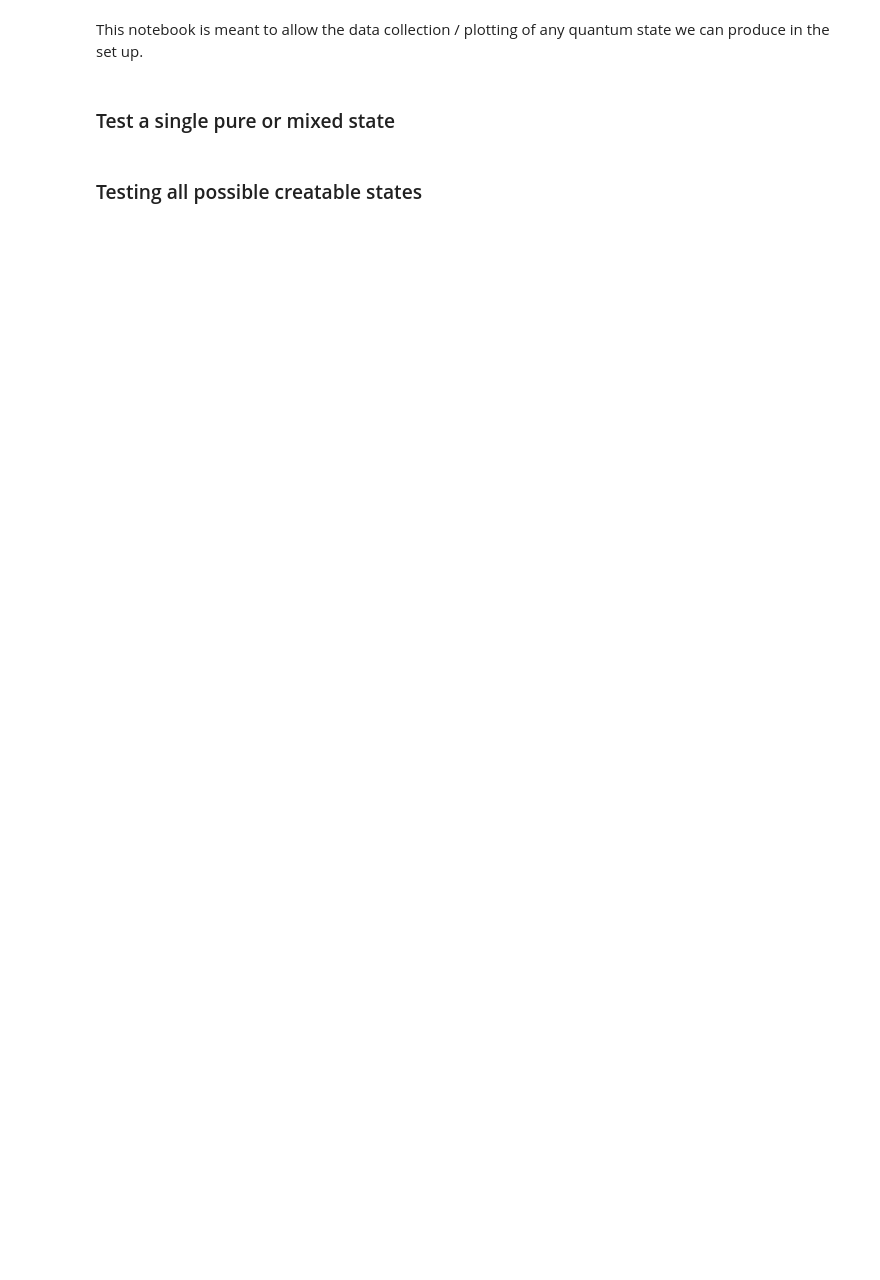
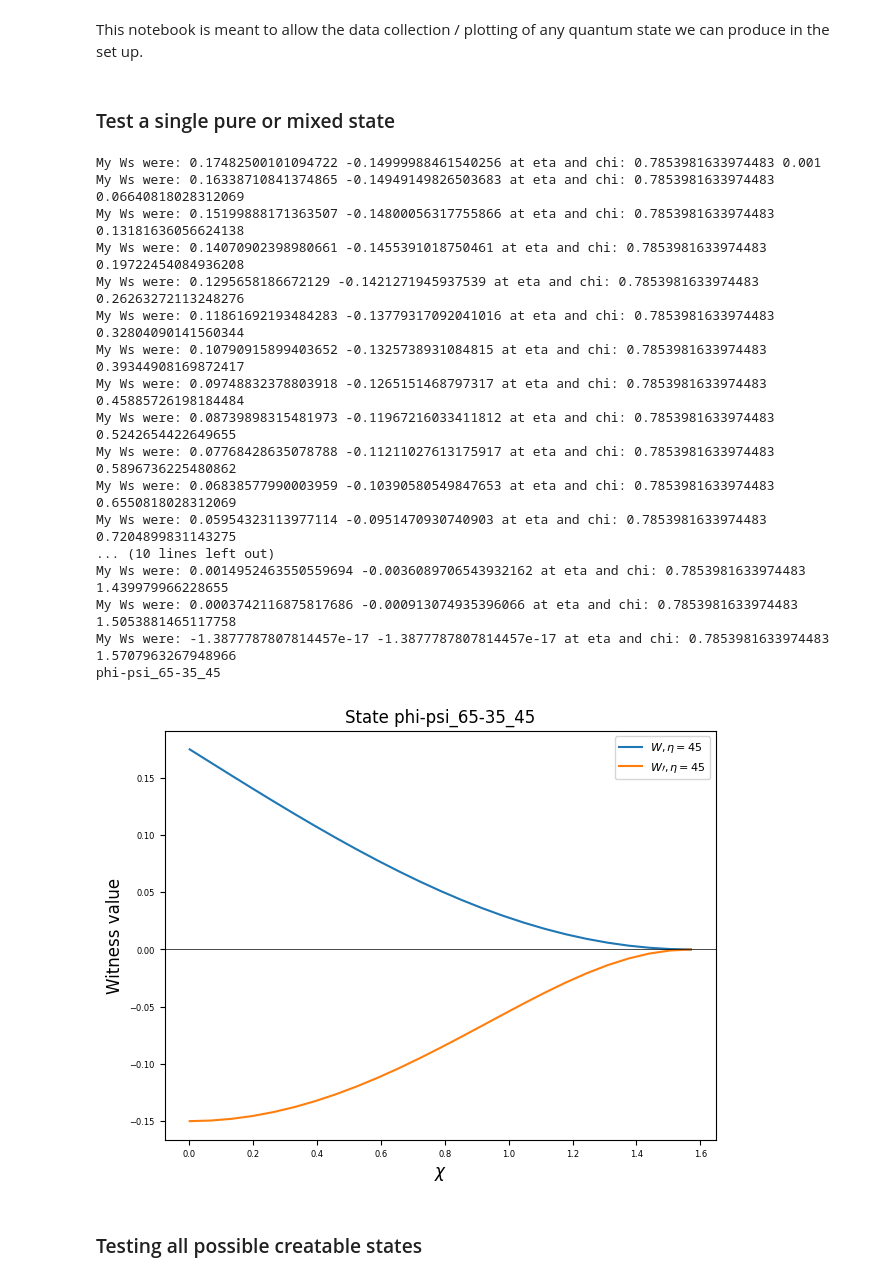
Before and after one commit to Lynn-Quantum-Optics/Summer-2024, a Jupyter notebook: lev/finding_states/any_state_gen.ipynb, the cells around one changed output. Cells and saved outputs as stored; diff of their text form; code cells hidden in the pictures; blank space fills up the shorter version.

Commit message:
data analysis

```diff
--- a/lev/finding_states/any_state_gen.ipynb
+++ b/lev/finding_states/any_state_gen.ipynb
@@ -207,7 +207,7 @@ def plot_all(name, etas):
     etas_nice = []
     for i, eta in enumerate(etas):
         # Read in CSV
-        data = pd.read_csv(f'pure_and_mixed_states/{name}_{etas[i]}.csv')
+        data = pd.read_csv(f'paper_states/{name}_{etas[i]}.csv')
         # Extract data
         W = data['W']
         min_Wp = data['min_W_prime']
@@ -227,7 +227,7 @@ def plot_all(name, etas):
     plt.tight_layout()
     ax.legend(fontsize=8, loc = 'upper right')
     ax.set_xlabel('$\chi$', fontsize=12)
-    plt.savefig(f'pure_and_mixed_states/{name}.pdf')
+    plt.savefig(f'paper_states/{name}.pdf')
 # %% [markdown]
 ### Test a single pure or mixed state
 # %%
@@ -235,9 +235,9 @@ points = 25 # number of points to take
 num_etas = 1  # the number of etas you choose below
 etas = [np.pi/4] #np.pi/12, np.pi/6, np.pi/4 , np.pi/3
 chis = np.linspace(0.001, np.pi/2, points)
-file_name = 'psi-phi 65-35 bell' # choose descriptively based on names list
-names = ['phi plus, phi minus', 'psi plus, psi minus']
-probs = [0.65, 0.35] # single value list of 1 if creating a pure state
+file_name = 'phi-psi_65-35' # choose descriptively based on names list
+names = ['phi minus, psi plus', 'phi plus, psi minus']
+probs = [0.35, 0.65] # single value list of 1 if creating a pure state
 plot = True
 
 ####### Create states and get rhos
@@ -264,34 +264,53 @@ eta_arr = [[] for _ in range(num_etas)]
 chi_arr = [[] for _ in range(num_etas)]
 
 ####### Witness each rho and save it
 
 ### Save witness values to above lists of lists
 for i, rhos_per_eta in enumerate(rho_actuals):
     for j, rho in enumerate(rhos_per_eta):
         # find the minimum witness expectation value of the 3 w primes and of the W.
         # Add in to get which W was minimum: W_min_name, Wp1_min_name, Wp2_min_name, Wp3_min_name, W_param, Wp1_param, Wp2_param, Wp3_param,  verbose = True
         e = etas[i]
         c = chis[j]
         WM, WP1, WP2, WP3 = analyze_rho(rho)
         min_wp = min(WP1, WP2, WP3)
         print('My Ws were:', WM, min_wp, 'at eta and chi:', e, c)
         # Assuming that the index i corresponds to the eta trial number (0 to 3)
         W_arr[i].append(WM)
         Wp_arr[i].append(min_wp)
         eta_arr[i].append(e)
         chi_arr[i].append(c)
 
 # Save each list to a separate CSV file
 for i in range(num_etas):
     data = pd.DataFrame({
         'W': W_arr[i],
         'min_W_prime': Wp_arr[i],
         'eta_arr': eta_arr[i],
         'chi': chi_arr[i]
     })
-    data.to_csv(f'pure_and_mixed_states/{file_name}_{etas[i]}.csv', index=False)
+    data.to_csv(f'paper_states/{file_name}_{etas[i]}.csv', index=False)
 if plot == True:
         plot_all(file_name, etas)
+# %% [output]
+My Ws were: 0.17482500101094722 -0.14999988461540256 at eta and chi: 0.7853981633974483 0.001
+My Ws were: 0.16338710841374865 -0.14949149826503683 at eta and chi: 0.7853981633974483 0.06640818028312069
+My Ws were: 0.15199888171363507 -0.14800056317755866 at eta and chi: 0.7853981633974483 0.13181636056624138
+My Ws were: 0.14070902398980661 -0.1455391018750461 at eta and chi: 0.7853981633974483 0.19722454084936208
+My Ws were: 0.1295658186672129 -0.1421271945937539 at eta and chi: 0.7853981633974483 0.26263272113248276
+My Ws were: 0.11861692193484283 -0.13779317092041016 at eta and chi: 0.7853981633974483 0.32804090141560344
+My Ws were: 0.10790915899403652 -0.1325738931084815 at eta and chi: 0.7853981633974483 0.39344908169872417
+My Ws were: 0.09748832378803918 -0.1265151468797317 at eta and chi: 0.7853981633974483 0.45885726198184484
+My Ws were: 0.08739898315481973 -0.11967216033411812 at eta and chi: 0.7853981633974483 0.5242654422649655
+My Ws were: 0.07768428635078788 -0.11211027613175917 at eta and chi: 0.7853981633974483 0.5896736225480862
+My Ws were: 0.06838577990003959 -0.10390580549847653 at eta and chi: 0.7853981633974483 0.6550818028312069
+My Ws were: 0.05954323113977114 -0.0951470930740903 at eta and chi: 0.7853981633974483 0.7204899831143275
+... (10 lines left out)
+My Ws were: 0.0014952463550559694 -0.0036089706543932162 at eta and chi: 0.7853981633974483 1.439979966228655
+My Ws were: 0.0003742116875817686 -0.000913074935396066 at eta and chi: 0.7853981633974483 1.5053881465117758
+My Ws were: -1.3877787807814457e-17 -1.3877787807814457e-17 at eta and chi: 0.7853981633974483 1.5707963267948966
+phi-psi_65-35_45
+[figure, added]
 # %% [markdown]
 ### Testing all possible creatable states
 # %%
```
Also changed, not shown: parts of 3 cells of this notebook, 13 other files.
